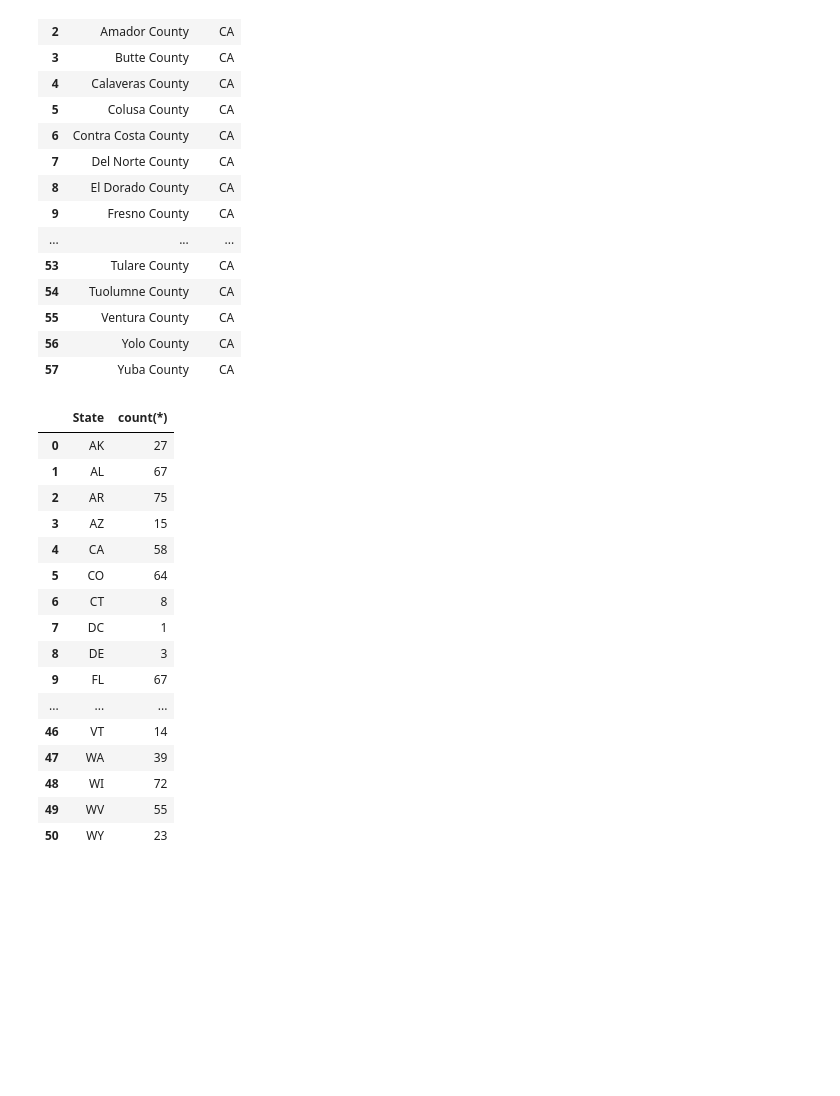
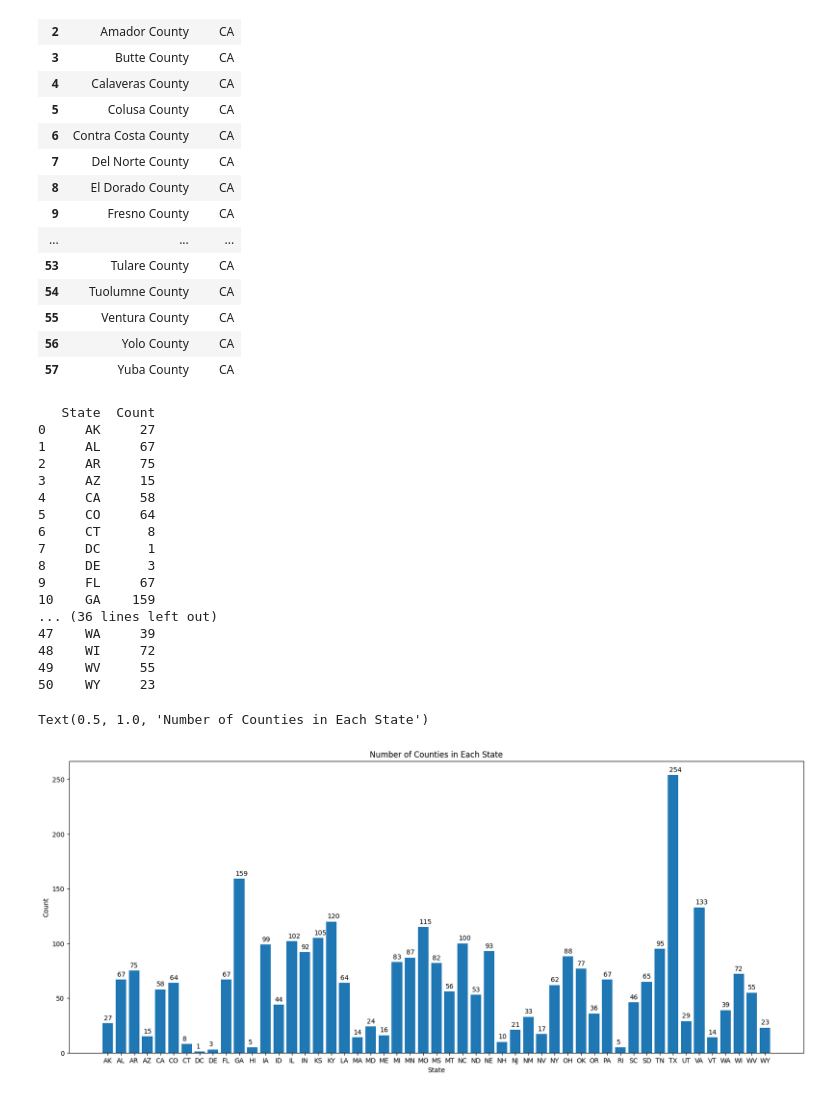
Before and after one commit to wesleyynguyenn/data-science-portfolio, a Jupyter notebook: county-demographics.ipynb, the cells around one changed output. Drawn from its saved outputs; the diff is of its cells as text; code cells hidden in the pictures; blank space fills up the shorter version.

Commit message:
Plot number of counties per state

```diff
--- a/county-demographics.ipynb
+++ b/county-demographics.ipynb
@@ -172,24 +171,37 @@ sqldf(query, env = None)
 | 55 | Ventura County | CA |
 | 56 | Yolo County | CA |
 | 57 | Yuba County | CA |
-# %%
-query = ''' SELECT "State", count(*) from county_demo_df group by "State" '''
-sqldf(query, env = None)
-# %% [output]
-|  | State | count(*) |
-| 0 | AK | 27 |
-| 1 | AL | 67 |
-| 2 | AR | 75 |
-| 3 | AZ | 15 |
-| 4 | CA | 58 |
-| 5 | CO | 64 |
-| 6 | CT | 8 |
-| 7 | DC | 1 |
-| 8 | DE | 3 |
-| 9 | FL | 67 |
-| ... | ... | ... |
-| 46 | VT | 14 |
-| 47 | WA | 39 |
-| 48 | WI | 72 |
-| 49 | WV | 55 |
-| 50 | WY | 23 |
+# %%
+query = ''' SELECT "State", count(*) as Count from county_demo_df group by "State" '''
+result = sqldf(query, env = None)
+print(result)
+
+fig = plt.figure(figsize = (20, 8))
+plt.bar(result["State"], result["Count"])
+
+for index, value in enumerate(result["Count"]):
+    plt.text(index -  0.30, value + 3, str(value))
+
+plt.xlabel("State")
+plt.ylabel("Count")
+plt.title("Number of Counties in Each State")
+# %% [output]
+   State  Count
+0     AK     27
+1     AL     67
+2     AR     75
+3     AZ     15
+4     CA     58
+5     CO     64
+6     CT      8
+7     DC      1
+8     DE      3
+9     FL     67
+10    GA    159
+... (36 lines left out)
+47    WA     39
+48    WI     72
+49    WV     55
+50    WY     23
+Text(0.5, 1.0, 'Number of Counties in Each State')
+[figure, added]
```
Also changed, not shown: parts of 1 cell of this notebook.
